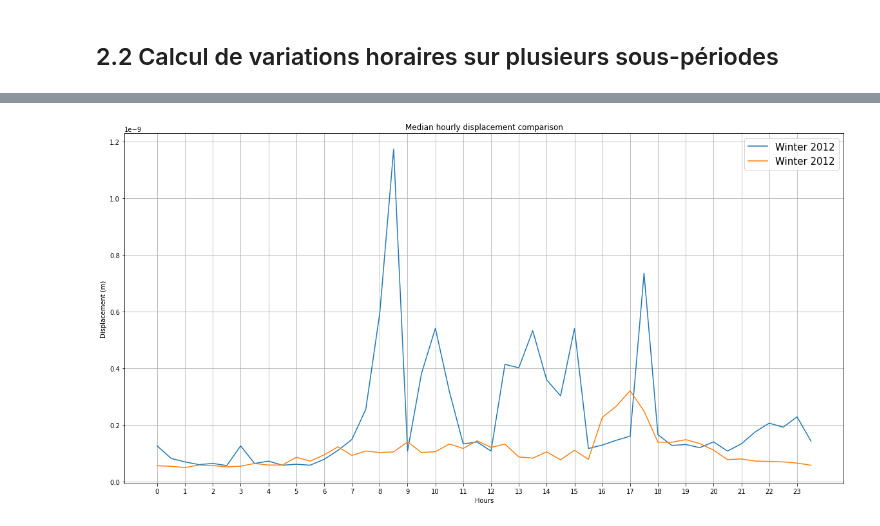
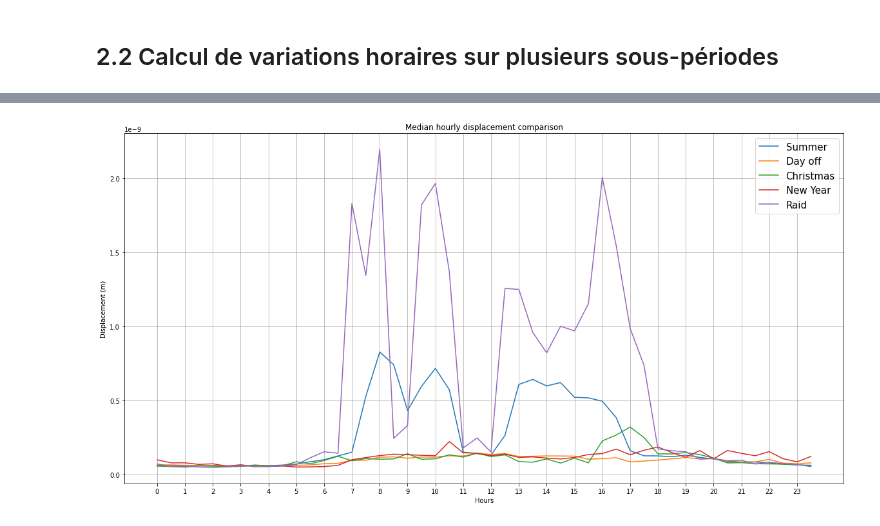
Before and after one commit to FlavienMattern/seismic-noise, a Jupyter notebook: ant_day_analysis.ipynb, the cells around one changed output, grey strips where cells are left out. Drawn from its saved outputs; the diff is of its cells as text; code cells hidden in the pictures.

```diff
--- a/ant_day_analysis.ipynb
+++ b/ant_day_analysis.ipynb
@@ -47,9 +47,9 @@ freqs = [(2.0,8.0)]          # Bandes de fréquences à étudier
 st_file = "DATA/st_metadata/stations_antarctic.txt"  # Fichier de stations
 noise_input_data = "B:/SeismicNoiseData/"
 timeseries_data = "Files/noise_timeseries/"
-PPSD_FOLDER  = "C:/Users/minid/Documents/Travail/PPSD"
-DRMS_FOLDER  = "C:/Users/minid/Documents/Travail/DRMS"
-MSEED_FOLDER = "C:/Users/minid/Documents/Travail/MSEED"
+PPSD_FOLDER  = "C:/Users/Arnaud/Desktop/Seismic_noise/PDR/SeismicNoiseData/PPSD"
+DRMS_FOLDER  = "C:/Users/Arnaud/Desktop/Seismic_noise/PDR/SeismicNoiseData/DRMS"
+MSEED_FOLDER = "C:/Users/Arnaud/Desktop/Seismic_noise/PDR/SeismicNoiseData/MSEED"
 FIG_FOLDER = "RESULTS"
 tStart = "2019-12-01"
 tEnd = "2019-12-02"
@@ -119,34 +104,35 @@ indice=48-deca_hor*2
 # %%
 ### Paramètres à changer
 freq = "2.0-8.0"
 st_name = "G.CCD.00.BHZ"
-periods = [[[UTCDateTime("2020-12-24"),UTCDateTime("2020-12-25")]],[[UTCDateTime("2020-12-25"),UTCDateTime("2020-12-26")]]]
+periods = [[[UTCDateTime("2020-11-01"),UTCDateTime("2021-02-01")]],[[UTCDateTime("2020-11-08"),UTCDateTime("2020-11-09")]],[[UTCDateTime("2020-12-25"),UTCDateTime("2020-12-26")]],[[UTCDateTime("2017-12-31"),UTCDateTime("2018-01-01")]],[[UTCDateTime("2019-12-03"),UTCDateTime("2019-12-04")]]]
 
 
 new_median=[]
 
 for i in periods :
 
     name = "{}{}_{}".format(st_name, i[0][0].strftime('%Y-%m-%d'), i[0][1].strftime('%Y-%m-%d'))
     noise = dRMS[st_name][freq]
     t, h, noise_matrix = hourly_var(noise, i)
     median1 = np.nanmedian(noise_matrix, axis=1)
     new_median.append(median1.tolist()[indice:] + median1.tolist()[0:indice])
 
 
 plt.rcParams['figure.figsize'] = 20, 10
 plt.rcParams["axes.facecolor"] = 'w'
 plt.title('Median hourly displacement comparison')
 plt.xlabel('Hours')
 plt.ylabel('Displacement (m)' )
-c2=24
+liste=('Summer','Day off','Christmas','New Year','Raid')
+ind=0
 for i in new_median :
-    c2=c2+1
-    plt.plot(h,i,label='Winter '+str(c2))
+    plt.plot(h,i,label=liste[ind])
+    ind=ind+1
 
 plt.xticks(np.arange(0, 24, 1), np.arange(0, 24, 1))
 plt.grid()
 plt.legend(fontsize=15)
 plt.show()
 # %% [output]
-[figure, old version]
+[figure, new version]
```
Also changed, not shown: parts of 2 cells of this notebook, 1 other file.
